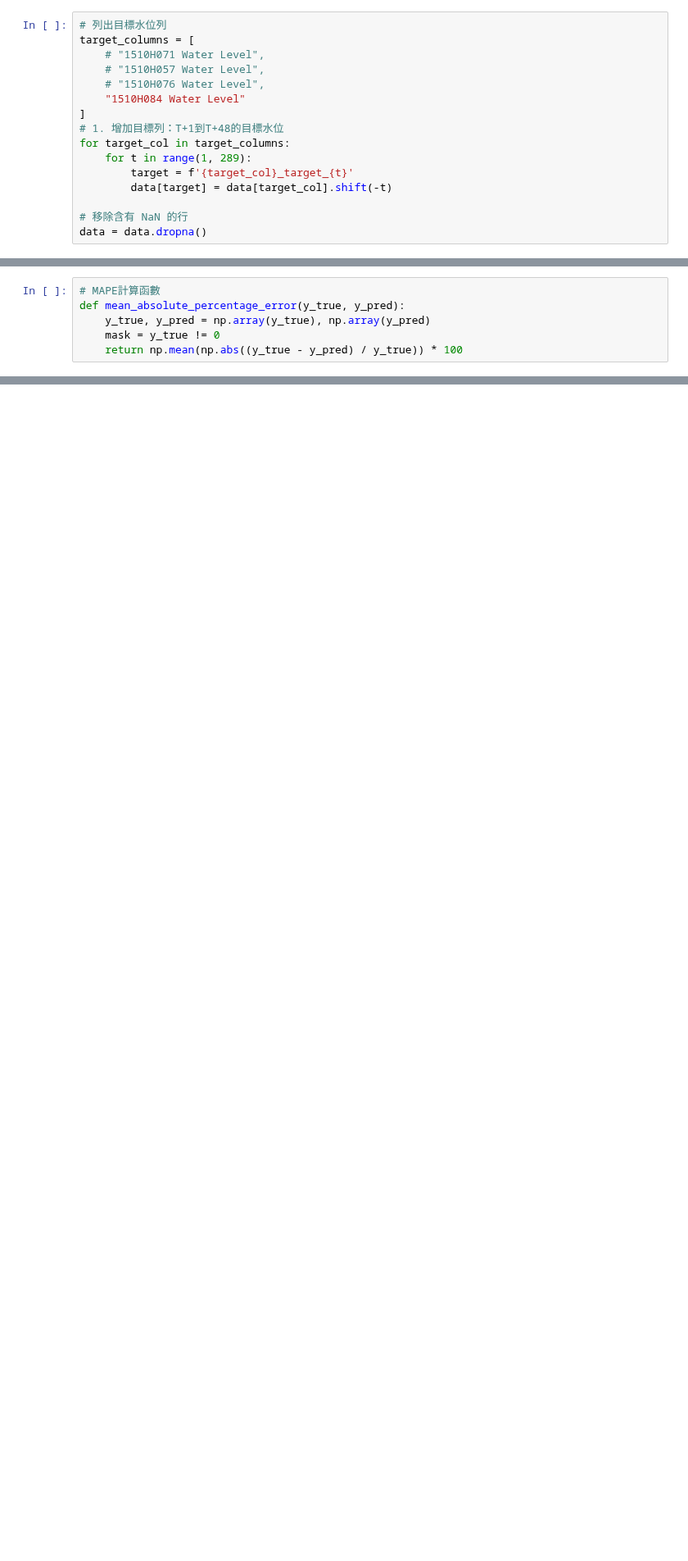
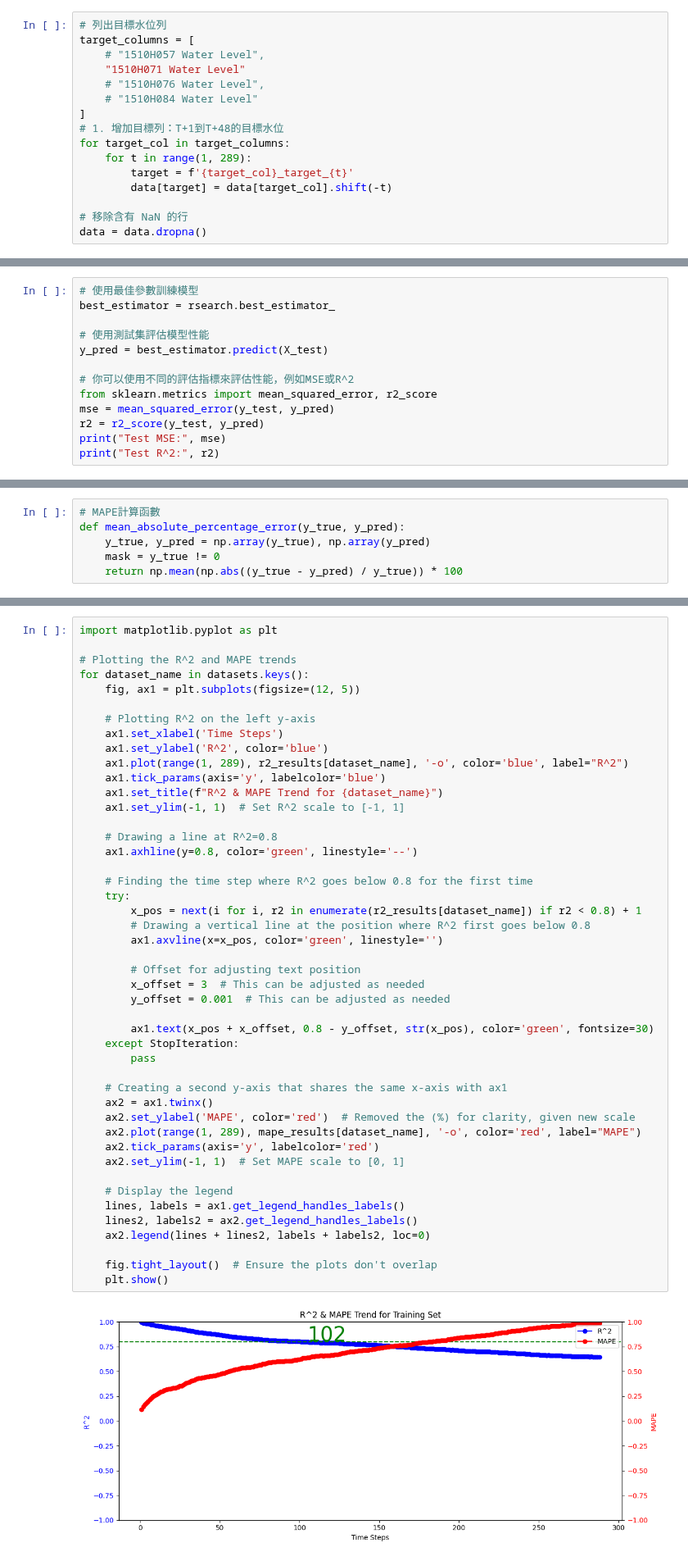
Before and after one commit to wenyi22/-, a Jupyter notebook: water level prediction p2.ipynb, the cells around one changed output, grey strips where cells are left out. Shown at 82% size. Cells and saved outputs as stored; diff of their text form; blank space fills up the shorter version.

```diff
--- a/water level prediction p2.ipynb
+++ b/water level prediction p2.ipynb
@@ -248,10 +249,10 @@ print(data.columns)
 # %%
 # 列出目標水位列
 target_columns = [
-    # "1510H071 Water Level",
     # "1510H057 Water Level",
+    "1510H071 Water Level"
     # "1510H076 Water Level",
-    "1510H084 Water Level"
+    # "1510H084 Water Level"
 ]
 # 1. 增加目標列：T+1到T+48的目標水位
 for target_col in target_columns:
@@ -324,3 +360,16 @@ dump(scalers, 'scalers p2.joblib')
+# %%
+# 使用最佳參數訓練模型
+best_estimator = rsearch.best_estimator_
+
+# 使用測試集評估模型性能
+y_pred = best_estimator.predict(X_test)
+
+# 你可以使用不同的評估指標來評估性能，例如MSE或R^2
+from sklearn.metrics import mean_squared_error, r2_score
+mse = mean_squared_error(y_test, y_pred)
+r2 = r2_score(y_test, y_pred)
+print("Test MSE:", mse)
+print("Test R^2:", r2)
 # %%
 #導入
 from sklearn.linear_model import ElasticNet, Lasso, BayesianRidge, LassoLarsIC, Ridge
@@ -588,0 +855,48 @@ Timestamp: 2022-12-16 23:00:00, Target: 1510H084 Water Level_target_276, r2: -0.
+# %%
+import matplotlib.pyplot as plt
+
+# Plotting the R^2 and MAPE trends
+for dataset_name in datasets.keys():
+    fig, ax1 = plt.subplots(figsize=(12, 5))
+
+    # Plotting R^2 on the left y-axis
+    ax1.set_xlabel('Time Steps')
+    ax1.set_ylabel('R^2', color='blue')
+    ax1.plot(range(1, 289), r2_results[dataset_name], '-o', color='blue', label="R^2")
+    ax1.tick_params(axis='y', labelcolor='blue')
+    ax1.set_title(f"R^2 & MAPE Trend for {dataset_name}")
+    ax1.set_ylim(-1, 1)  # Set R^2 scale to [-1, 1]
+
+    # Drawing a line at R^2=0.8
+    ax1.axhline(y=0.8, color='green', linestyle='--')
+
+    # Finding the time step where R^2 goes below 0.8 for the first time
+    try:
+        x_pos = next(i for i, r2 in enumerate(r2_results[dataset_name]) if r2 < 0.8) + 1
+        # Drawing a vertical line at the position where R^2 first goes below 0.8
+        ax1.axvline(x=x_pos, color='green', linestyle='')
+
+        # Offset for adjusting text position
+        x_offset = 3  # This can be adjusted as needed
+        y_offset = 0.001  # This can be adjusted as needed
+
+        ax1.text(x_pos + x_offset, 0.8 - y_offset, str(x_pos), color='green', fontsize=30)
+    except StopIteration:
+        pass
+
+    # Creating a second y-axis that shares the same x-axis with ax1
+    ax2 = ax1.twinx()
+    ax2.set_ylabel('MAPE', color='red')  # Removed the (%) for clarity, given new scale
+    ax2.plot(range(1, 289), mape_results[dataset_name], '-o', color='red', label="MAPE")
+    ax2.tick_params(axis='y', labelcolor='red')
+    ax2.set_ylim(-1, 1)  # Set MAPE scale to [0, 1]
+
+    # Display the legend
+    lines, labels = ax1.get_legend_handles_labels()
+    lines2, labels2 = ax2.get_legend_handles_labels()
+    ax2.legend(lines + lines2, labels + labels2, loc=0)
+
+    fig.tight_layout()  # Ensure the plots don't overlap
+    plt.show()
+# %% [output]
+[figure, added]
```
Also changed, not shown: parts of 16 cells of this notebook, 3 other files.
